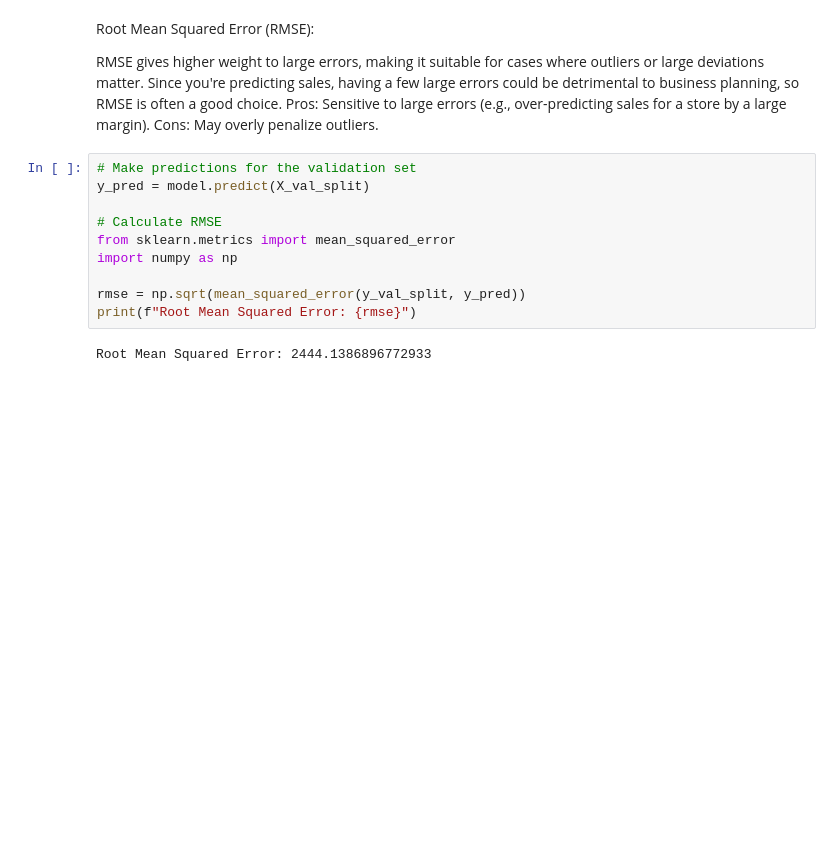
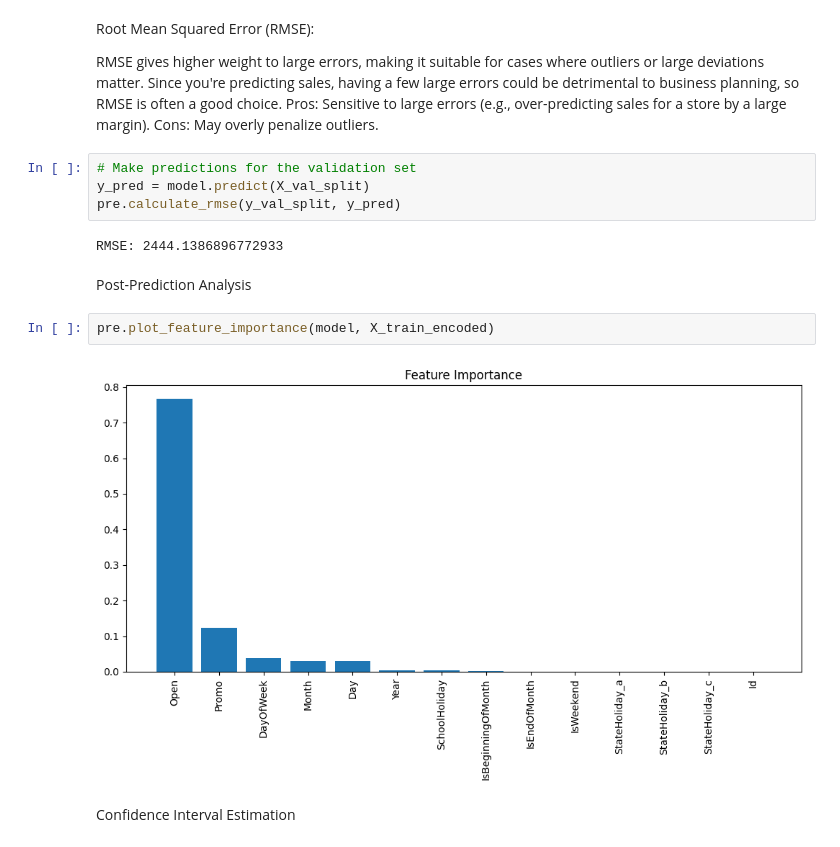
Before and after one commit to YonatanMoges/rossmann-sales-analysis, a Jupyter notebook: notebook/prediction.ipynb, the cells around one changed output. Saved outputs shown, nothing was run; the diff lists cells and outputs as text; blank space fills up the shorter version.

Commit message:
Post prediciton analysis and Serialize models

```diff
--- a/notebook/prediction.ipynb
+++ b/notebook/prediction.ipynb
@@ -88,12 +88,14 @@ Cons: May overly penalize outliers.
 # %%
 # Make predictions for the validation set
 y_pred = model.predict(X_val_split)
-
-# Calculate RMSE
-from sklearn.metrics import mean_squared_error
-import numpy as np
-
-rmse = np.sqrt(mean_squared_error(y_val_split, y_pred))
-print(f"Root Mean Squared Error: {rmse}")
+pre.calculate_rmse(y_val_split, y_pred)
 # %% [output]
-Root Mean Squared Error: 2444.1386896772933
+RMSE: 2444.1386896772933
+# %% [markdown]
+Post-Prediction Analysis
+# %%
+pre.plot_feature_importance(model, X_train_encoded)
+# %% [output]
+[figure, added]
+# %% [markdown]
+Confidence Interval Estimation
```
Also changed, not shown: parts of 4 cells of this notebook, 4 other files.
